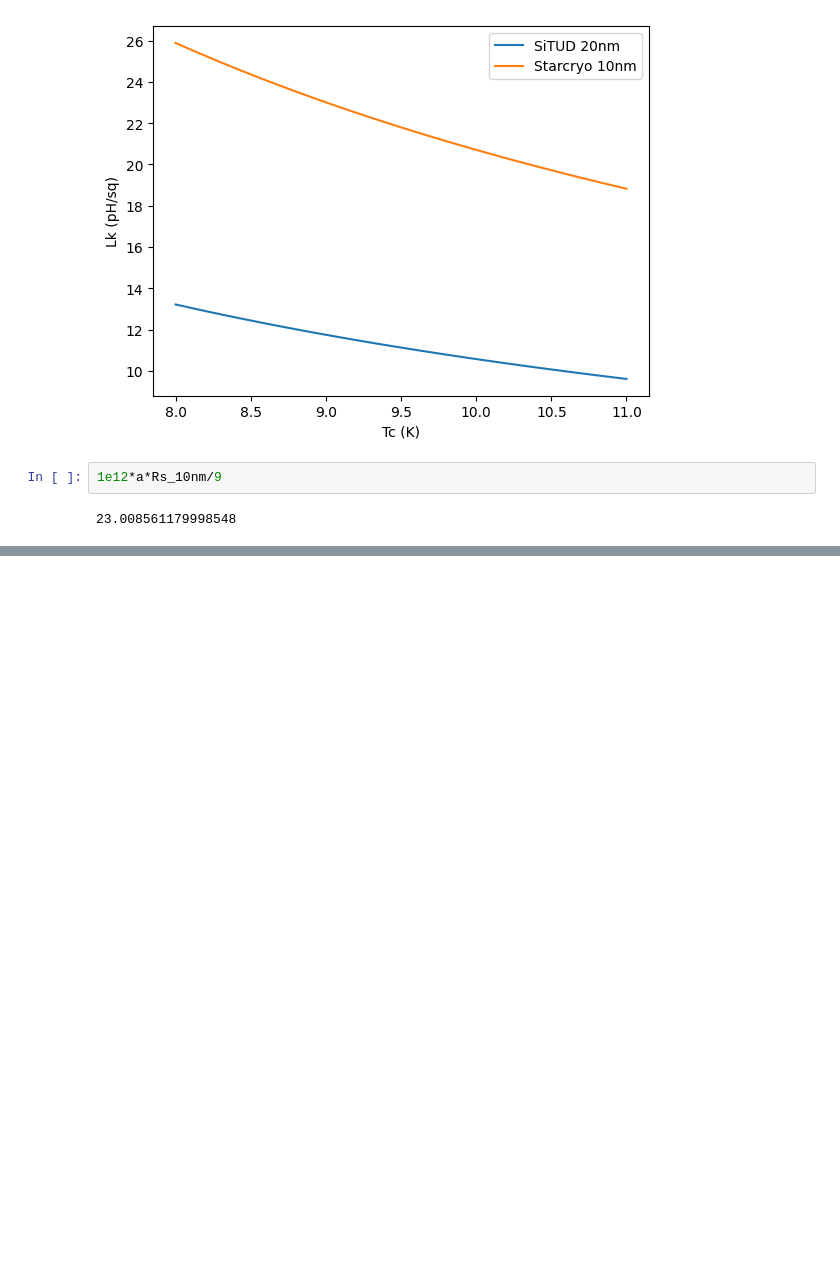
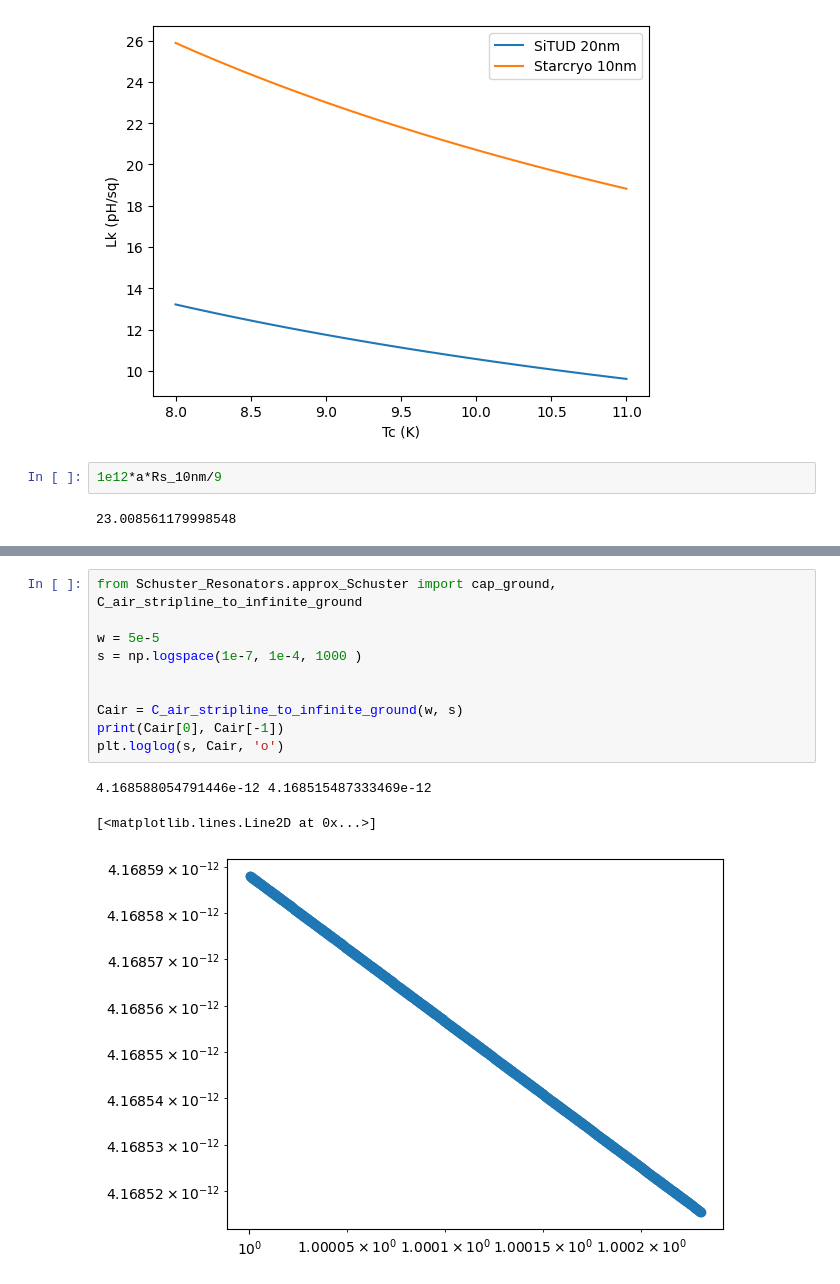
Before and after one commit to cbelo/resonators, a Jupyter notebook: tests.ipynb, the cells around one changed output, grey strips where cells are left out. Saved outputs shown, nothing was run; the diff lists cells and outputs as text; blank space fills up the shorter version.

```diff
--- a/tests.ipynb
+++ b/tests.ipynb
@@ -261,0 +331,14 @@ print(Lk_20nm[-1], Lk_10nm[-1])
+# %%
+from Schuster_Resonators.approx_Schuster import cap_ground, C_air_stripline_to_infinite_ground
+
+w = 5e-5
+s = np.logspace(1e-7, 1e-4, 1000 )
+
+
+Cair = C_air_stripline_to_infinite_ground(w, s)
+print(Cair[0], Cair[-1])
+plt.loglog(s, Cair, 'o')
+# %% [output]
+4.168588054791446e-12 4.168515487333469e-12
+[<matplotlib.lines.Line2D at 0x...>]
+[figure, added]
```
Also changed, not shown: parts of 8 cells of this notebook, 7 other files.
